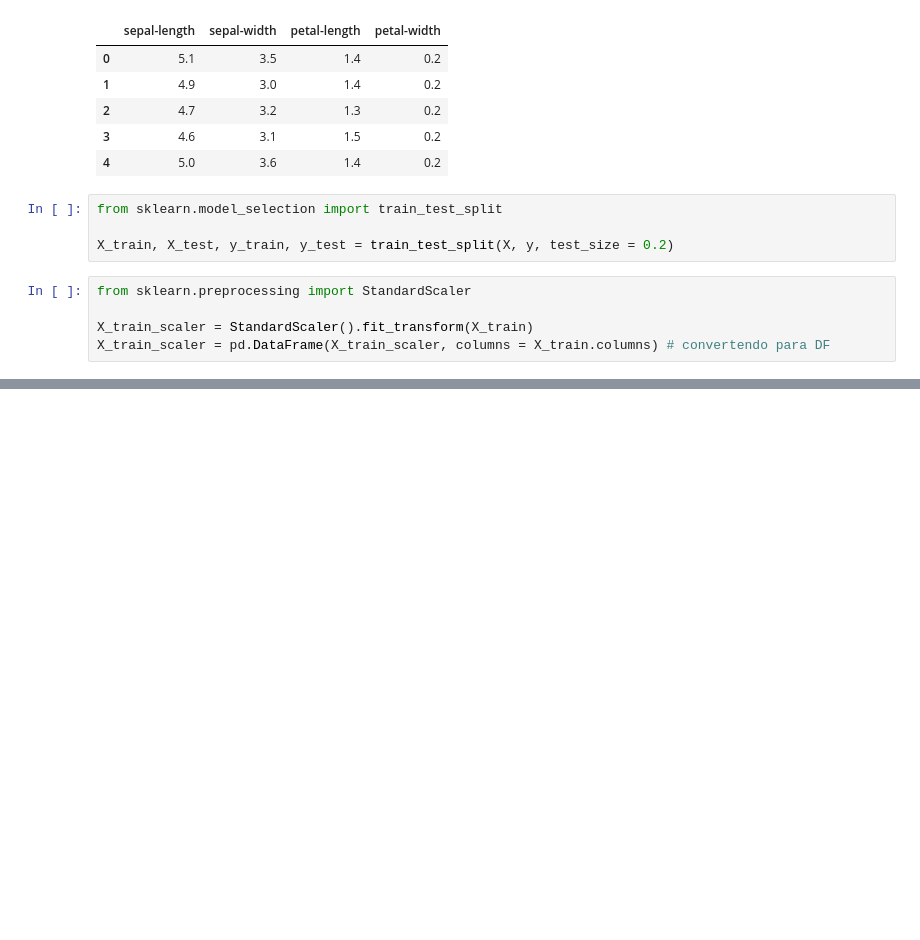
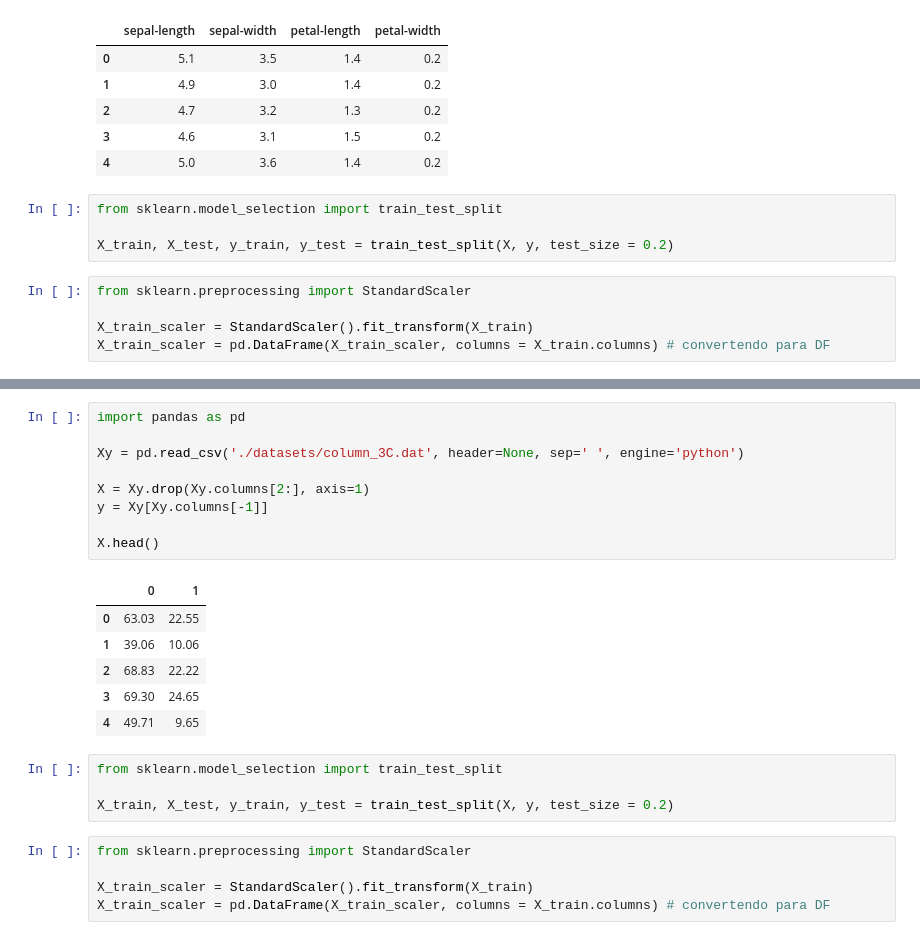
Before and after one commit to cacajr/RNA, a Jupyter notebook: exercises_5.ipynb, the cells around one changed output, grey strips where cells are left out. Saved outputs shown, nothing was run; the diff lists cells and outputs as text; blank space fills up the shorter version.

Commit message:
adding perceptron mmq multiclass and tests

```diff
--- a/exercises_5.ipynb
+++ b/exercises_5.ipynb
@@ -296,0 +297,25 @@ array([[ 9,  0,  0],
+# %%
+import pandas as pd
+
+Xy = pd.read_csv('./datasets/column_3C.dat', header=None, sep=' ', engine='python')
+
+X = Xy.drop(Xy.columns[2:], axis=1)
+y = Xy[Xy.columns[-1]]
+
+X.head()
+# %% [output]
+|  | 0 | 1 |
+| 0 | 63.03 | 22.55 |
+| 1 | 39.06 | 10.06 |
+| 2 | 68.83 | 22.22 |
+| 3 | 69.30 | 24.65 |
+| 4 | 49.71 | 9.65 |
+# %%
+from sklearn.model_selection import train_test_split
+
+X_train, X_test, y_train, y_test = train_test_split(X, y, test_size = 0.2)
+# %%
+from sklearn.preprocessing import StandardScaler
+
+X_train_scaler = StandardScaler().fit_transform(X_train)
+X_train_scaler = pd.DataFrame(X_train_scaler, columns = X_train.columns) # convertendo para DF
```
Also changed, not shown: parts of 4 cells of this notebook.
